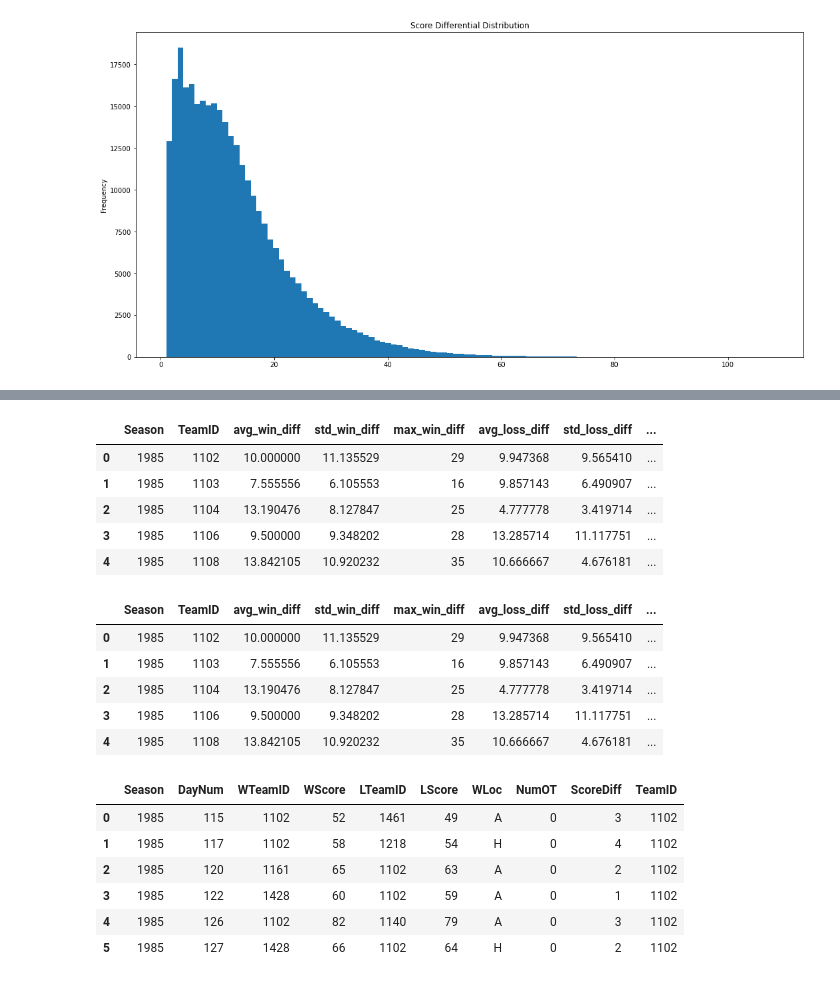
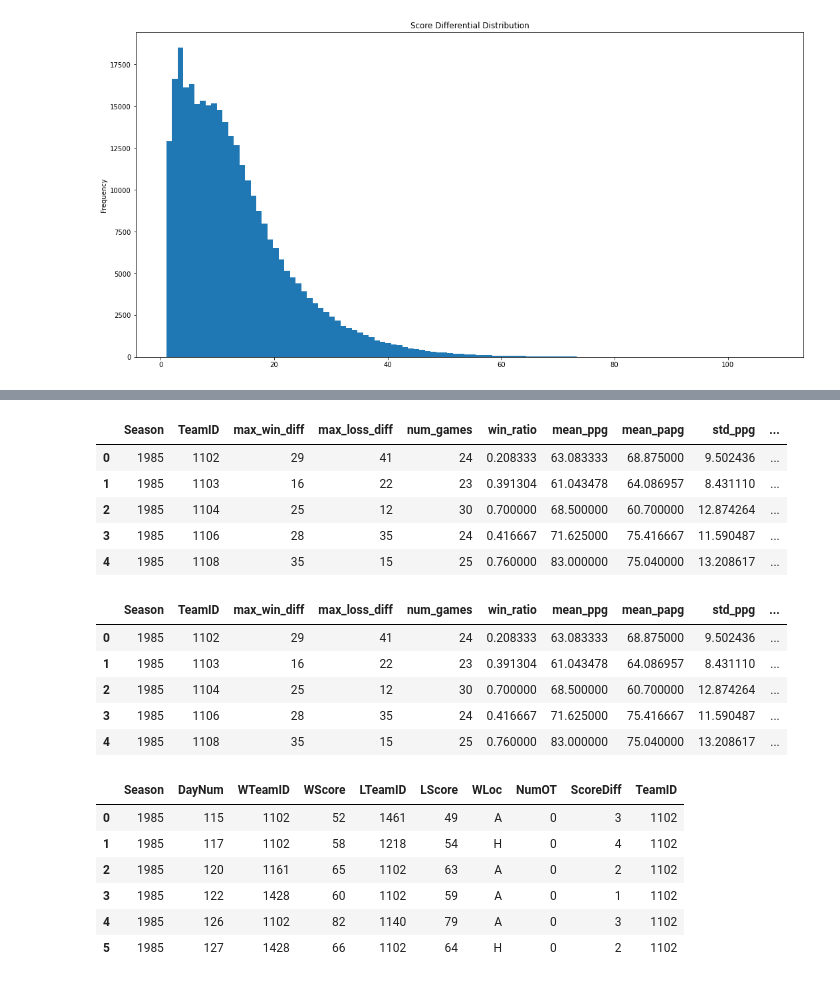
Before and after one commit to heefjones/march_madness, a Jupyter notebook: eda.ipynb, the cells around one changed output, grey strips where cells are left out. Saved outputs shown, nothing was run; the diff lists cells and outputs as text; code cells hidden in the pictures.

```diff
--- a/eda.ipynb
+++ b/eda.ipynb
@@ -12,8 +12,8 @@ import os
 import sys
 
 # display 100 rows and 100 columns
-pd.set_option('display.max_rows', 100)
-pd.set_option('display.max_columns', 100)
+pd.set_option('display.max_rows', 150)
+pd.set_option('display.max_columns', 150)
 
 # global random seed
 SEED = 9
@@ -105,6 +105,9 @@ win_loss = num_wins.merge(num_losses, on=['Season', 'TeamID'], how='outer').fill
 win_loss = win_loss.astype({'num_wins': int, 'num_losses': int})
 del num_wins, num_losses
 
+# add games played
+win_loss['num_games'] = win_loss['num_wins'] + win_loss['num_losses']
+
 # add ratio
 win_loss['win_ratio'] = win_loss['num_wins'] / (win_loss['num_wins'] + win_loss['num_losses'])
 
@@ -170,0 +176,25 @@ merged.head()
+# %%
+# calculate mean pts for/against per game
+merged['mean_ppg'] = (merged['sum_pts_for_win'] + merged['sum_pts_for_loss']) / merged['num_games']
+merged['mean_papg'] = (merged['sum_pts_against_win'] + merged['sum_pts_against_loss']) / merged['num_games']
+
+# calculate std pts for/against per game
+merged['std_ppg'] = np.sqrt(((merged['var_pts_for_win'] * merged['num_wins']) + (merged['var_pts_for_loss'] * merged['num_losses'])) / merged['num_games'])
+merged['std_papg'] = np.sqrt(((merged['var_pts_against_win'] * merged['num_wins']) + (merged['var_pts_against_loss'] * merged['num_losses'])) / merged['num_games'])
+
+# calculate mean score diff per game
+merged['mean_diff'] = merged['mean_ppg'] - merged['mean_papg']
+
+# calculate std score diff per game
+merged['std_diff'] = np.sqrt(((merged['var_win_diff'] * merged['num_wins']) + (merged['var_loss_diff'] * merged['num_losses']) + \
+                            (merged['num_wins'] * (((merged['sum_win_diff'] / merged['num_wins']) - merged['mean_diff'])**2)) + \
+                            (merged['num_losses'] * (((merged['sum_loss_diff'] / merged['num_losses']) - merged['mean_diff'])**2))) / \
+                            merged['num_games'])
+
+# drop old cols
+merged = merged.drop(columns=['sum_win_diff', 'sum_loss_diff', 'sum_pts_for_win', 'sum_pts_against_win', 'sum_pts_for_loss', 'sum_pts_against_loss', 'var_win_diff', 'var_loss_diff',
+                              'var_pts_for_win', 'var_pts_against_win', 'var_pts_for_loss', 'var_pts_against_loss', 'mean_pts_for_win', 'mean_pts_against_win', 'mean_pts_for_loss',
+                              'mean_pts_against_loss', 'num_wins', 'num_losses'])
+
+# check
+merged.head()
@@ -171,39 +208,42 @@ merged.head()
 # %%
 # get H/A/N wins for each team
 home_wins = regresults.loc[regresults['WLoc'] == 'H'].groupby(['Season', 'WTeamID']).size().reset_index().rename(columns={0: 'home_wins', 'WTeamID': 'TeamID'})
 away_wins = regresults.loc[regresults['WLoc'] == 'A'].groupby(['Season', 'WTeamID']).size().reset_index().rename(columns={0: 'away_wins', 'WTeamID': 'TeamID'})
 neutral_wins = regresults.loc[regresults['WLoc'] == 'N'].groupby(['Season', 'WTeamID']).size().reset_index().rename(columns={0: 'neutral_wins', 'WTeamID': 'TeamID'})
 
 # get H/A/N losses for each team
 home_losses = regresults.loc[regresults['WLoc'] == 'A'].groupby(['Season', 'LTeamID']).size().reset_index().rename(columns={0: 'home_losses', 'LTeamID': 'TeamID'})
 away_losses = regresults.loc[regresults['WLoc'] == 'H'].groupby(['Season', 'LTeamID']).size().reset_index().rename(columns={0: 'away_losses', 'LTeamID': 'TeamID'})
 neutral_losses = regresults.loc[regresults['WLoc'] == 'N'].groupby(['Season', 'LTeamID']).size().reset_index().rename(columns={0: 'neutral_losses', 'LTeamID': 'TeamID'})
 
 # combine, fill nulls, typecast, drop tables
 merged = merged.merge(home_wins, on=['Season', 'TeamID'], how='outer')
 merged = merged.merge(away_wins, on=['Season', 'TeamID'], how='outer')
 merged = merged.merge(neutral_wins, on=['Season', 'TeamID'], how='outer')
 merged = merged.merge(home_losses, on=['Season', 'TeamID'], how='outer')
 merged = merged.merge(away_losses, on=['Season', 'TeamID'], how='outer')
 merged = merged.merge(neutral_losses, on=['Season', 'TeamID'], how='outer').fillna(0)
 merged = merged.astype({'home_wins': int, 'away_wins': int, 'neutral_wins': int, 'home_losses': int, 'away_losses': int, 'neutral_losses': int})
 del home_wins, away_wins, neutral_wins, home_losses, away_losses, neutral_losses
 
 # calculate win ratios for H/A/N games
 merged['home_win_ratio'] = merged['home_wins'] / (merged['home_wins'] + merged['home_losses'])
 merged['away_win_ratio'] = merged['away_wins'] / (merged['away_wins'] + merged['away_losses'])
 merged['neutral_win_ratio'] = merged['neutral_wins'] / (merged['neutral_wins'] + merged['neutral_losses'])
 merged = merged.fillna(0)
 
+# drop old cols
+merged = merged.drop(columns=['home_wins', 'away_wins', 'neutral_wins', 'home_losses', 'away_losses', 'neutral_losses'])
+
 # check
 merged.head()
 # %% [output]
-|  | Season | TeamID | avg_win_diff | std_win_diff | max_win_diff | avg_loss_diff | std_loss_diff | ... |
-| 0 | 1985 | 1102 | 10.000000 | 11.135529 | 29 | 9.947368 | 9.565410 | ... |
-| 1 | 1985 | 1103 | 7.555556 | 6.105553 | 16 | 9.857143 | 6.490907 | ... |
-| 2 | 1985 | 1104 | 13.190476 | 8.127847 | 25 | 4.777778 | 3.419714 | ... |
-| 3 | 1985 | 1106 | 9.500000 | 9.348202 | 28 | 13.285714 | 11.117751 | ... |
-| 4 | 1985 | 1108 | 13.842105 | 10.920232 | 35 | 10.666667 | 4.676181 | ... |
+|  | Season | TeamID | max_win_diff | max_loss_diff | num_games | win_ratio | mean_ppg | mean_papg | std_ppg | ... |
+| 0 | 1985 | 1102 | 29 | 41 | 24 | 0.208333 | 63.083333 | 68.875000 | 9.502436 | ... |
+| 1 | 1985 | 1103 | 16 | 22 | 23 | 0.391304 | 61.043478 | 64.086957 | 8.431110 | ... |
+| 2 | 1985 | 1104 | 25 | 12 | 30 | 0.700000 | 68.500000 | 60.700000 | 12.874264 | ... |
+| 3 | 1985 | 1106 | 28 | 35 | 24 | 0.416667 | 71.625000 | 75.416667 | 11.590487 | ... |
+| 4 | 1985 | 1108 | 35 | 15 | 25 | 0.760000 | 83.000000 | 75.040000 | 13.208617 | ... |
 # %%
 # get all rows for each team where they won/lost by 3 points or less
 close_wins = regresults.loc[regresults['ScoreDiff'] <= 3].groupby(['Season', 'WTeamID']).size().reset_index().rename(columns={0: '1_pos_wins', 'WTeamID': 'TeamID'})
@@ -213,8 +253,6 @@ close_losses = regresults.loc[regresults['ScoreDiff'] >= 3].groupby(['Season', '
 ot_wins = regresults.loc[regresults['NumOT'] > 0].groupby(['Season', 'WTeamID']).size().reset_index().rename(columns={0: 'ot_wins', 'WTeamID': 'TeamID'})
 ot_losses = regresults.loc[regresults['NumOT'] > 0].groupby(['Season', 'LTeamID']).size().reset_index().rename(columns={0: 'ot_losses', 'LTeamID': 'TeamID'})
 
-# add missing indicator
-
 # merge, fill nulls, typecast, drop tables
 merged = merged.merge(close_wins, on=['Season', 'TeamID'], how='outer')
 merged = merged.merge(close_losses, on=['Season', 'TeamID'], how='outer')
@@ -223,24 +261,33 @@ merged = merged.merge(ot_losses, on=['Season', 'TeamID'], how='outer').fillna(0)
 merged = merged.astype({'1_pos_wins': int, '1_pos_losses': int, 'ot_wins': int, 'ot_losses': int})
 del close_wins, close_losses, ot_wins, ot_losses
 
+# add missing indicator columns
+merged['1_pos_win_missing'] = np.where(merged['1_pos_wins'] == 0, 1, 0)
+merged['1_pos_loss_missing'] = np.where(merged['1_pos_losses'] == 0, 1, 0)
+merged['ot_win_missing'] = np.where(merged['ot_wins'] == 0, 1, 0)
+merged['ot_loss_missing'] = np.where(merged['ot_losses'] == 0, 1, 0)
+
 # calculate close and ot ratios
-merged['1_pos_game_ratio'] = (merged['1_pos_wins'] + merged['1_pos_losses']) / (merged['num_wins'] + merged['num_losses'])
+merged['1_pos_game_ratio'] = (merged['1_pos_wins'] + merged['1_pos_losses']) / merged['num_games']
 merged['1_pos_win_ratio'] = merged['1_pos_wins'] / (merged['1_pos_wins'] + merged['1_pos_losses'])
-merged['ot_ratio'] = (merged['ot_wins'] + merged['ot_losses']) / (merged['num_wins'] + merged['num_losses'])
+merged['ot_ratio'] = (merged['ot_wins'] + merged['ot_losses']) / merged['num_games']
 merged['ot_win_ratio'] = merged['ot_wins'] / (merged['ot_wins'] + merged['ot_losses'])
 
 # fill nulls for teams that never played in close or ot games
 merged = merged.fillna(0)
 
+# drop old cols
+merged = merged.drop(columns=['1_pos_wins', '1_pos_losses', 'ot_wins', 'ot_losses'])
+
 # check
 merged.head()
 # %% [output]
-|  | Season | TeamID | avg_win_diff | std_win_diff | max_win_diff | avg_loss_diff | std_loss_diff | ... |
-| 0 | 1985 | 1102 | 10.000000 | 11.135529 | 29 | 9.947368 | 9.565410 | ... |
-| 1 | 1985 | 1103 | 7.555556 | 6.105553 | 16 | 9.857143 | 6.490907 | ... |
-| 2 | 1985 | 1104 | 13.190476 | 8.127847 | 25 | 4.777778 | 3.419714 | ... |
-| 3 | 1985 | 1106 | 9.500000 | 9.348202 | 28 | 13.285714 | 11.117751 | ... |
-| 4 | 1985 | 1108 | 13.842105 | 10.920232 | 35 | 10.666667 | 4.676181 | ... |
+|  | Season | TeamID | max_win_diff | max_loss_diff | num_games | win_ratio | mean_ppg | mean_papg | std_ppg | ... |
+| 0 | 1985 | 1102 | 29 | 41 | 24 | 0.208333 | 63.083333 | 68.875000 | 9.502436 | ... |
+| 1 | 1985 | 1103 | 16 | 22 | 23 | 0.391304 | 61.043478 | 64.086957 | 8.431110 | ... |
+| 2 | 1985 | 1104 | 25 | 12 | 30 | 0.700000 | 68.500000 | 60.700000 | 12.874264 | ... |
+| 3 | 1985 | 1106 | 28 | 35 | 24 | 0.416667 | 71.625000 | 75.416667 | 11.590487 | ... |
+| 4 | 1985 | 1108 | 35 | 15 | 25 | 0.760000 | 83.000000 | 75.040000 | 13.208617 | ... |
 # %%
 # num of final reg season games to aggregate
 RECENT_GAMES = 6
```
Also changed, not shown: parts of 51 cells of this notebook, 3 other files.
